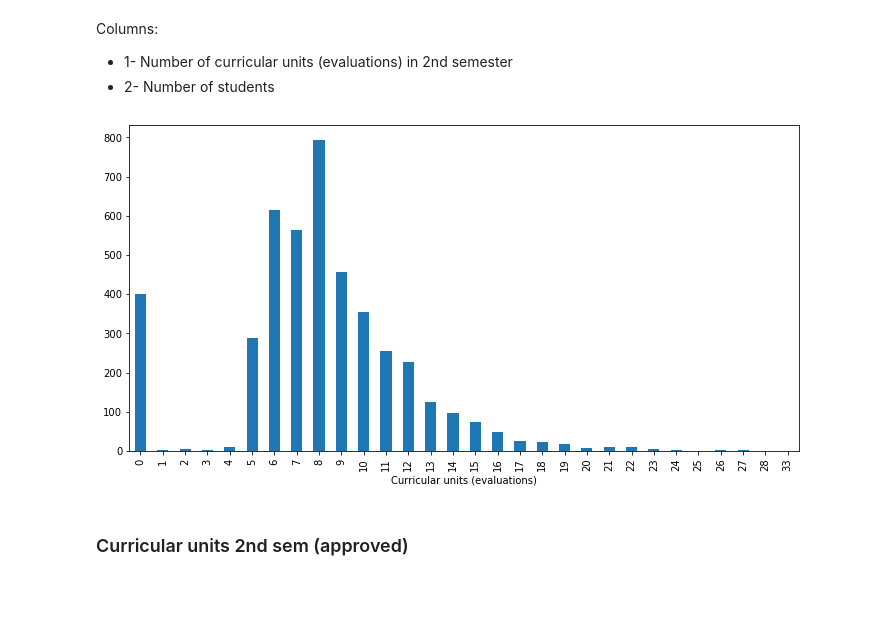
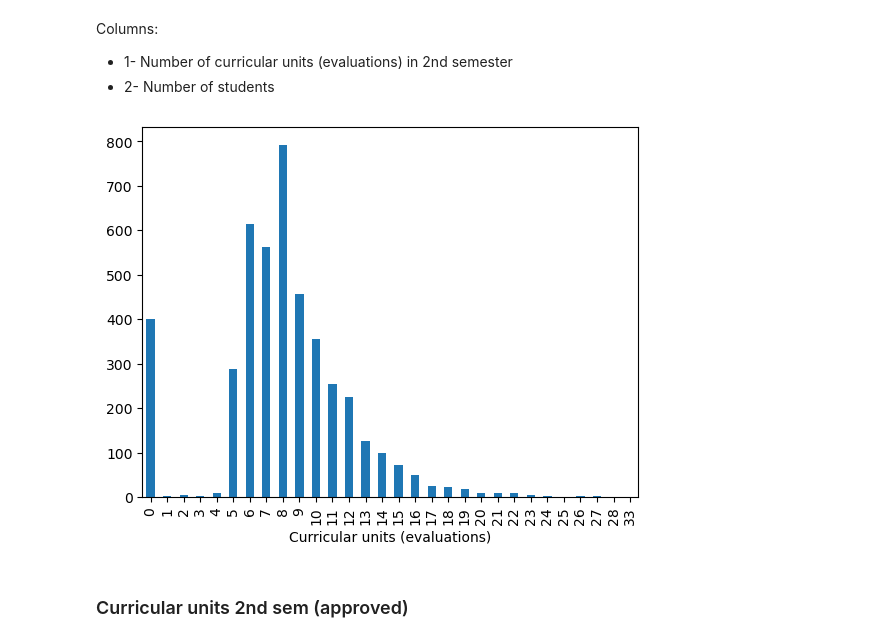
Before and after one commit to AndreJacobsPy/ai-academy-capstone, a Jupyter notebook: exploration.ipynb, the cells around one changed output. Saved outputs shown, nothing was run; the diff lists cells and outputs as text; code cells hidden in the pictures; blank space fills up the shorter version.

```diff
--- a/exploration.ipynb
+++ b/exploration.ipynb
@@ -777,9 +786,9 @@ Columns:
 - 1- Number of curricular units (evaluations) in 2nd semester
 - 2- Number of students
 # %%
-units_2nd_sem_evaluations.plot(xlabel='Curricular units (evaluations)',kind='bar', figsize=(12,6));
+units_2nd_sem_evaluations.plot(xlabel='Curricular units (evaluations)',kind='bar');
 # %% [output]
-[figure, old version]
+[figure, new version]
 # %% [markdown]
 ### Curricular units 2nd sem (approved)
 # %%
```
Also changed, not shown: parts of 33 cells of this notebook.
